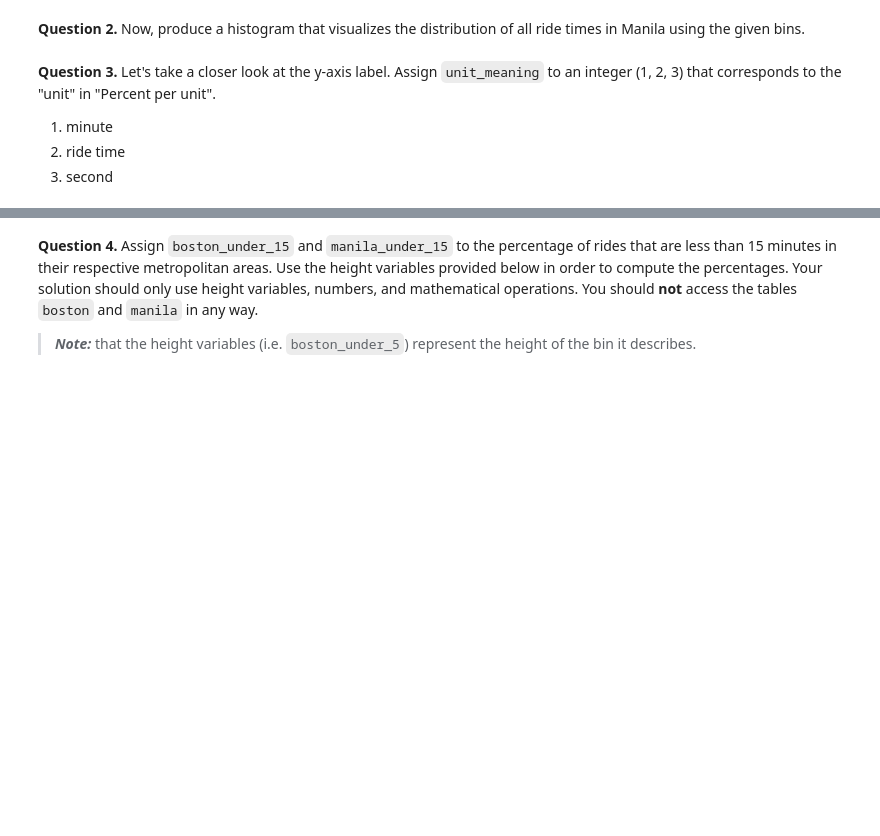
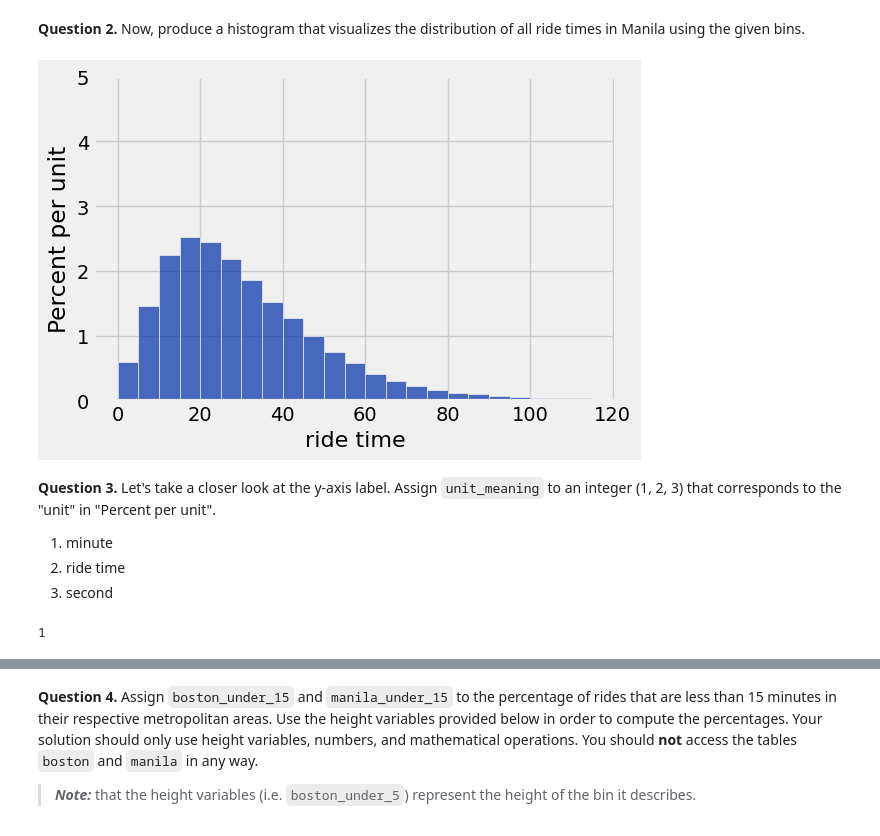
Before and after one commit to cohlrich/Intro-to-data-analytics---cohlrich, a Jupyter notebook: hw03/hw03.ipynb, the cells around one changed output, grey strips where cells are left out. Drawn from its saved outputs; the diff is of its cells as text; code cells hidden in the pictures; blank space fills up the shorter version.

```diff
--- a/hw03/hw03.ipynb
+++ b/hw03/hw03.ipynb
@@ -264,10 +356,12 @@ equal_bins = np.arange(0, 120, 5)
 **Question 2.** Now, produce a histogram that visualizes the distribution of all ride times in Manila using the given bins.
 # %%
 equal_bins = np.arange(0, 120, 5)
-...
+manila.hist('ride time', bins=equal_bins)
 
 # Don't delete the following line!
 plt.ylim(0, 0.05);
+# %% [output]
+[figure, added]
 # %% [markdown]
 <!-- END QUESTION -->
 
@@ -277,7 +371,9 @@ plt.ylim(0, 0.05);
 2. ride time
 3. second
 # %%
-unit_meaning = ...
+unit_meaning = 1
 unit_meaning
+# %% [output]
+1
 # %%
 grader.check("q3_3")
```
Also changed, not shown: parts of 47 cells of this notebook, 3 other files.
